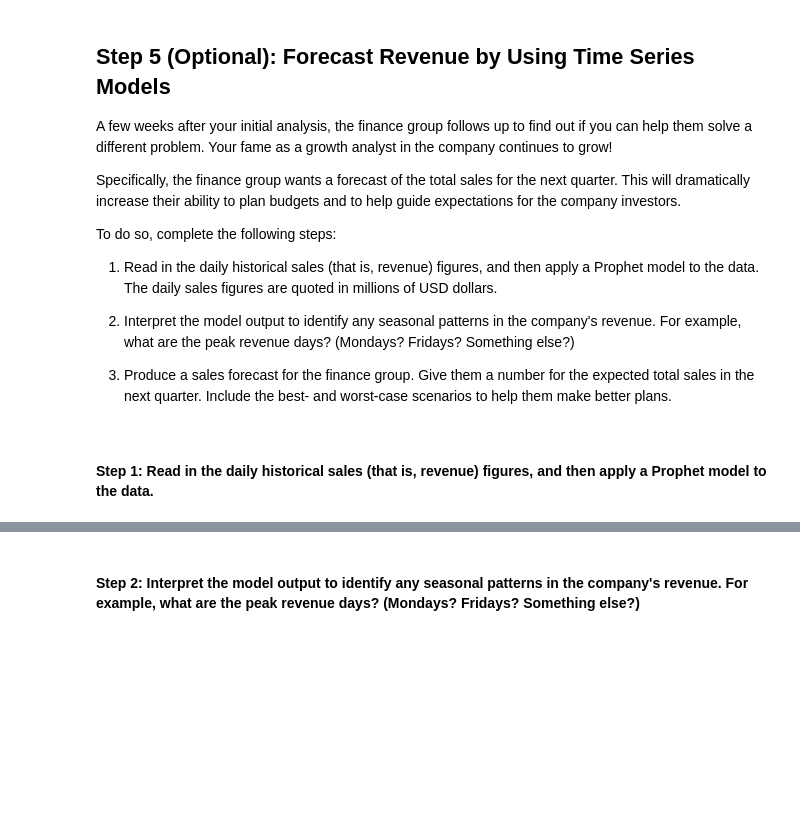
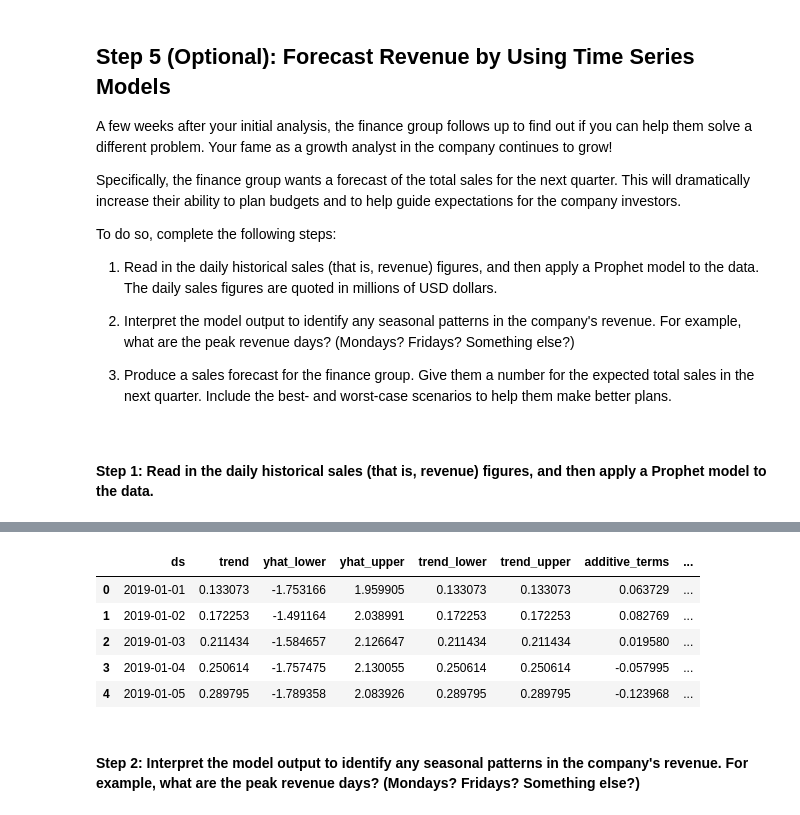
Before and after one commit to coronado212/time_series_analysis_ml_11, a Jupyter notebook: forecasting_net_prophet.ipynb, the cells around one changed output, grey strips where cells are left out. Saved outputs shown, nothing was run; the diff lists cells and outputs as text; code cells hidden in the pictures; blank space fills up the shorter version.

```diff
--- a/forecasting_net_prophet.ipynb
+++ b/forecasting_net_prophet.ipynb
@@ -583,10 +583,9 @@ To do so, complete the following steps:
 # Upload the "mercado_daily_revenue.csv" file into Colab, then store in a Pandas DataFrame
 # Set the "date" column as the DatetimeIndex
 # Sales are quoted in millions of US dollars
-from google.colab import files
-uploaded = files.upload()
+csv_path = Path("Resources/mercado_daily_revenue.csv")
 
-df_mercado_sales = # YOUR CODE HERE
+df_mercado_sales = pd.read_csv(csv_path, infer_datetime_format=True, parse_dates=True, index_col='date')
 
 # Review the DataFrame
-# YOUR CODE HERE
+df_mercado_sales
@@ -625,9 +663,16 @@ mercado_sales_prophet_future = # YOUR CODE HERE
 # %%
 # Make predictions for the sales each day over the next quarter
-mercado_sales_prophet_forecast = # YOUR CODE HERE
+mercado_sales_prophet_forecast = mercado_sales_prophet_model.predict(mercado_sales_prophet_future)
 
 # Display the first 5 rows of the resulting DataFrame
-# YOUR CODE HERE
+mercado_sales_prophet_forecast.head()
+# %% [output]
+|  | ds | trend | yhat_lower | yhat_upper | trend_lower | trend_upper | additive_terms | ... |
+| 0 | 2019-01-01 | 0.133073 | -1.753166 | 1.959905 | 0.133073 | 0.133073 | 0.063729 | ... |
+| 1 | 2019-01-02 | 0.172253 | -1.491164 | 2.038991 | 0.172253 | 0.172253 | 0.082769 | ... |
+| 2 | 2019-01-03 | 0.211434 | -1.584657 | 2.126647 | 0.211434 | 0.211434 | 0.019580 | ... |
+| 3 | 2019-01-04 | 0.250614 | -1.757475 | 2.130055 | 0.250614 | 0.250614 | -0.057995 | ... |
+| 4 | 2019-01-05 | 0.289795 | -1.789358 | 2.083926 | 0.289795 | 0.289795 | -0.123968 | ... |
 # %% [markdown]
 #### Step 2: Interpret the model output to identify any seasonal patterns in the company's revenue. For example, what are the peak revenue days? (Mondays? Fridays? Something else?)
 # %%
```
Also changed, not shown: parts of 12 cells of this notebook.
